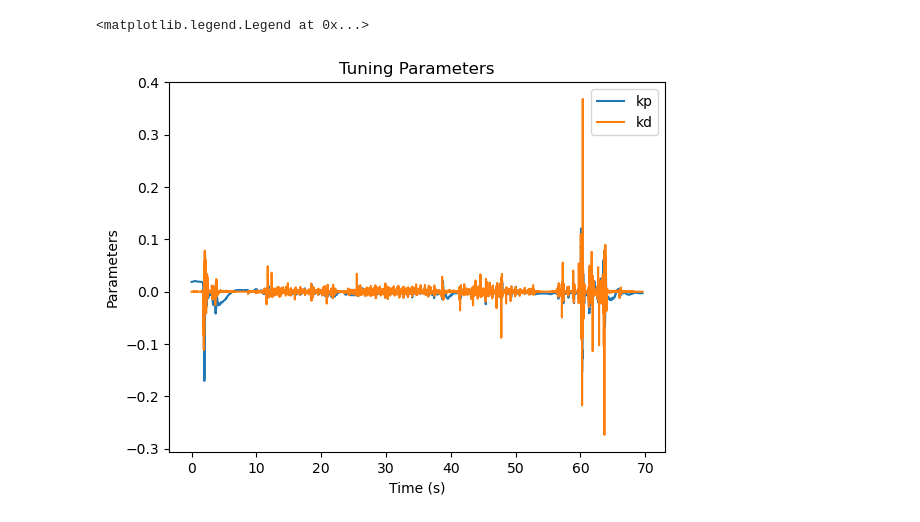
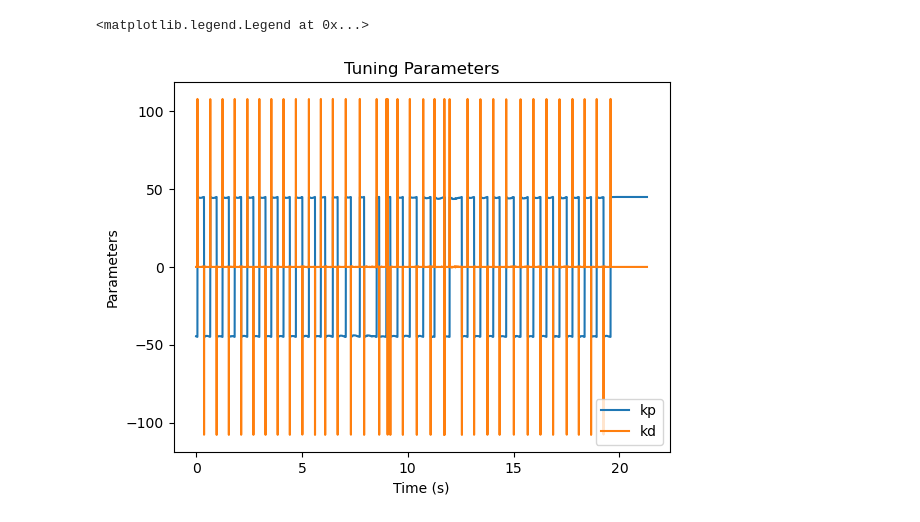
Before and after one commit to Umich-NASA-Big-Idea-Challenge/cargo_beep, a Jupyter notebook: cargo_beep/graph_bags.ipynb, the cells around one changed output. Cells and saved outputs as stored; diff of their text form; code cells hidden in the pictures.

Commit message:
not pretty but it turns

```diff
--- a/cargo_beep/graph_bags.ipynb
+++ b/cargo_beep/graph_bags.ipynb
@@ -124,23 +124,23 @@ plt.legend(["turn_angle", "setpoint"])
 # %%
-kp, tune_t = get_graphable_data(data, time, "lean_tuning", "kp")
-#ki, tune_t= get_graphable_data(data, time, "tuning", "ki")
-kd, tune_t = get_graphable_data(data, time, "lean_tuning", "kd")
+kp, tune_t = get_graphable_data(data, time, "turn_tuning", "kp")
+ki, tune_t= get_graphable_data(data, time, "turn_tuning", "ki")
+kd, tune_t = get_graphable_data(data, time, "turn_tuning", "kd")
 
 
 
 fig2, ax2 = plt.subplots()
 ax2.plot(tune_t, kp)
-#ax2.plot(tune_t, ki)
+ax2.plot(tune_t, ki)
 ax2.plot(tune_t, kd)
 ax2.set_xlabel("Time (s)")
 ax2.set_ylabel("Parameters")
 ax2.set_title("Tuning Parameters")
 ax2.legend(["kp", "kd"])
 
 # ax2.set_xlim([19,25])
 # %% [output]
 <matplotlib.legend.Legend at 0x...>
-[figure, old version]
+[figure, new version]
 # %%
 q_current0, q_current0_t = get_graphable_data(data, time, "motor0", "q_current")
 q_current1, q_current1_t = get_graphable_data(data, time, "motor1", "q_current")
```
Also changed, not shown: parts of 7 cells of this notebook, 3 other files.
